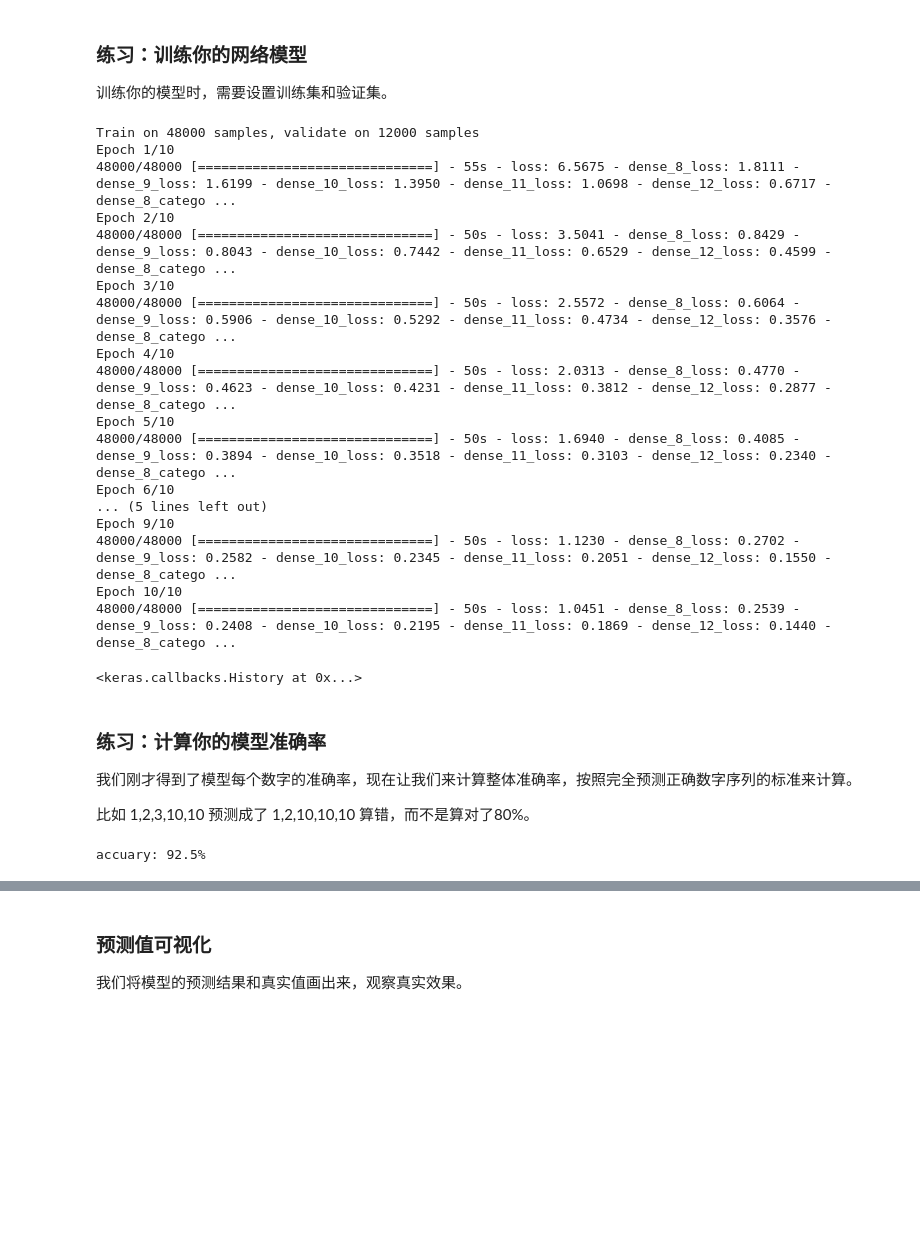
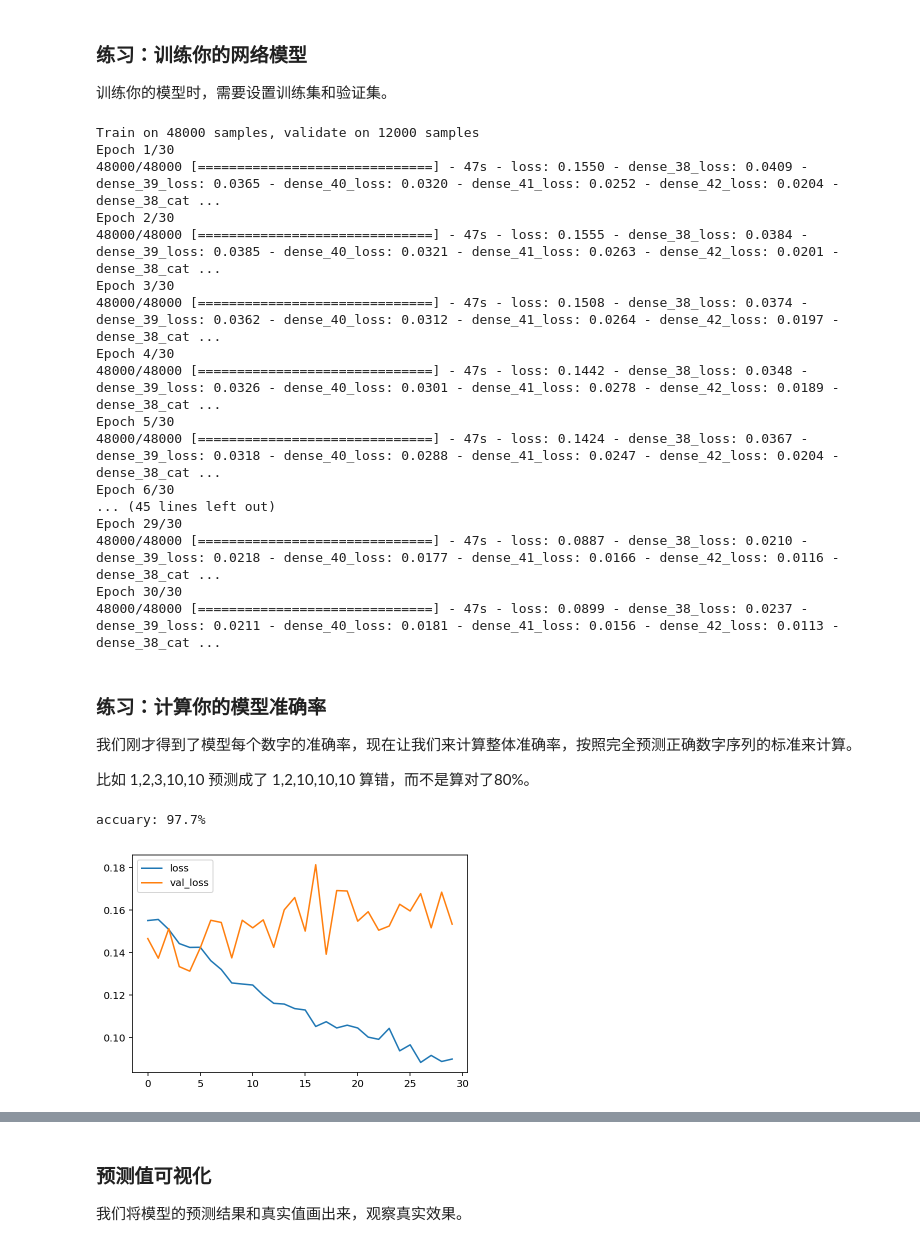
Before and after one commit to nd009/digit_recognition, a Jupyter notebook: digit_recognition.ipynb, the cells around one changed output, grey strips where cells are left out. Saved outputs shown, nothing was run; the diff lists cells and outputs as text; code cells hidden in the pictures; blank space fills up the shorter version.

```diff
--- a/digit_recognition.ipynb
+++ b/digit_recognition.ipynb
@@ -117,24 +117,24 @@ from keras.optimizers import Adam
 # TODO: 构建你的模型
 inputs = Input(shape=(height, width*n_len, 1))
 
-x = Conv2D(32, 3, strides=1, padding='same', activation='relu', kernel_initializer='he_normal')(inputs)
-x = Conv2D(32, 3, strides=1, padding='same', activation='relu', kernel_initializer='he_normal')(x)
-x = MaxPooling2D(2, 2, 'same')(x)
+x = Conv2D(32, 3, padding='same', activation='relu')(inputs)
+x = Conv2D(32, 3, padding='same', activation='relu')(x)
+x = MaxPooling2D(strides=2, padding='same')(x)
 x = Dropout(0.25)(x)
 
-x = Conv2D(64, 3, strides=1, padding='same', activation='relu', kernel_initializer='he_normal')(x)
-x = Conv2D(64, 3, strides=1, padding='same', activation='relu', kernel_initializer='he_normal')(x)
-x = MaxPooling2D(2, 2, 'same')(x)
+x = Conv2D(64, 3, padding='same', activation='relu')(x)
+x = Conv2D(64, 3, padding='same', activation='relu')(x)
+x = MaxPooling2D(strides=2, padding='same')(x)
 x = Dropout(0.25)(x)
 
 x = Flatten()(x)
-x = Dense(256, activation='relu', kernel_initializer='he_normal')(x)
+x = Dense(256, activation='relu')(x)
 x = Dropout(0.5)(x)
 
-outputs = [Dense(n_class, activation='softmax', kernel_initializer='he_normal')(x) for i in range(n_len)]
+outputs = [Dense(n_class, activation='softmax')(x) for i in range(n_len)]
 
 model = Model(inputs=inputs, outputs=outputs)
-model.compile(Adam, 'categorical_crossentropy', ['categorical_accuracy'])
+model.compile(Adam(), 'categorical_crossentropy', ['categorical_accuracy'])
 # %% [markdown]
 ### 问题 2
 _你为解决这个问题采取了什么技术？请详细介绍你使用的技术。_
@@ -180,26 +180,25 @@ _你最终的模型架构是什么样的？（什么类型的模型，层数，
 训练你的模型时，需要设置训练集和验证集。
 # %%
 # TODO: 训练你的模型
-model.fit(X_train, y_train, batch_size=128, epochs=10, verbose=1, validation_data=(X_valid, y_valid))
+train = model.fit(X_train, y_train, batch_size=256, epochs=30, validation_data=(X_valid, y_valid))
 # %% [output]
 Train on 48000 samples, validate on 12000 samples
-Epoch 1/10
-48000/48000 [==============================] - 55s - loss: 6.5675 - dense_8_loss: 1.8111 - dense_9_loss: 1.6199 - dense_10_loss: 1.3950 - dense_11_loss: 1.0698 - dense_12_loss: 0.6717 - dense_8_catego ...
-Epoch 2/10
-48000/48000 [==============================] - 50s - loss: 3.5041 - dense_8_loss: 0.8429 - dense_9_loss: 0.8043 - dense_10_loss: 0.7442 - dense_11_loss: 0.6529 - dense_12_loss: 0.4599 - dense_8_catego ...
-Epoch 3/10
-48000/48000 [==============================] - 50s - loss: 2.5572 - dense_8_loss: 0.6064 - dense_9_loss: 0.5906 - dense_10_loss: 0.5292 - dense_11_loss: 0.4734 - dense_12_loss: 0.3576 - dense_8_catego ...
-Epoch 4/10
-48000/48000 [==============================] - 50s - loss: 2.0313 - dense_8_loss: 0.4770 - dense_9_loss: 0.4623 - dense_10_loss: 0.4231 - dense_11_loss: 0.3812 - dense_12_loss: 0.2877 - dense_8_catego ...
-Epoch 5/10
-48000/48000 [==============================] - 50s - loss: 1.6940 - dense_8_loss: 0.4085 - dense_9_loss: 0.3894 - dense_10_loss: 0.3518 - dense_11_loss: 0.3103 - dense_12_loss: 0.2340 - dense_8_catego ...
-Epoch 6/10
-... (5 lines left out)
-Epoch 9/10
-48000/48000 [==============================] - 50s - loss: 1.1230 - dense_8_loss: 0.2702 - dense_9_loss: 0.2582 - dense_10_loss: 0.2345 - dense_11_loss: 0.2051 - dense_12_loss: 0.1550 - dense_8_catego ...
-Epoch 10/10
-48000/48000 [==============================] - 50s - loss: 1.0451 - dense_8_loss: 0.2539 - dense_9_loss: 0.2408 - dense_10_loss: 0.2195 - dense_11_loss: 0.1869 - dense_12_loss: 0.1440 - dense_8_catego ...
+Epoch 1/30
+48000/48000 [==============================] - 47s - loss: 0.1550 - dense_38_loss: 0.0409 - dense_39_loss: 0.0365 - dense_40_loss: 0.0320 - dense_41_loss: 0.0252 - dense_42_loss: 0.0204 - dense_38_cat ...
+Epoch 2/30
+48000/48000 [==============================] - 47s - loss: 0.1555 - dense_38_loss: 0.0384 - dense_39_loss: 0.0385 - dense_40_loss: 0.0321 - dense_41_loss: 0.0263 - dense_42_loss: 0.0201 - dense_38_cat ...
+Epoch 3/30
+48000/48000 [==============================] - 47s - loss: 0.1508 - dense_38_loss: 0.0374 - dense_39_loss: 0.0362 - dense_40_loss: 0.0312 - dense_41_loss: 0.0264 - dense_42_loss: 0.0197 - dense_38_cat ...
+Epoch 4/30
+48000/48000 [==============================] - 47s - loss: 0.1442 - dense_38_loss: 0.0348 - dense_39_loss: 0.0326 - dense_40_loss: 0.0301 - dense_41_loss: 0.0278 - dense_42_loss: 0.0189 - dense_38_cat ...
+Epoch 5/30
+48000/48000 [==============================] - 47s - loss: 0.1424 - dense_38_loss: 0.0367 - dense_39_loss: 0.0318 - dense_40_loss: 0.0288 - dense_41_loss: 0.0247 - dense_42_loss: 0.0204 - dense_38_cat ...
+Epoch 6/30
+... (45 lines left out)
+Epoch 29/30
+48000/48000 [==============================] - 47s - loss: 0.0887 - dense_38_loss: 0.0210 - dense_39_loss: 0.0218 - dense_40_loss: 0.0177 - dense_41_loss: 0.0166 - dense_42_loss: 0.0116 - dense_38_cat ...
+Epoch 30/30
+48000/48000 [==============================] - 47s - loss: 0.0899 - dense_38_loss: 0.0237 - dense_39_loss: 0.0211 - dense_40_loss: 0.0181 - dense_41_loss: 0.0156 - dense_42_loss: 0.0113 - dense_38_cat ...
-<keras.callbacks.History at 0x...>
 # %% [markdown]
 ### 练习：计算你的模型准确率
 
@@ -215,7 +214,16 @@ def evaluate(model, X, y):
 
 print 'accuary: {:.1%}'.format(evaluate(model, X_test, y_test))
 # %% [output]
-accuary: 92.5%
+accuary: 97.7%
+# %%
+loss = train.history['loss']
+val_loss = train.history['val_loss']
+plt.plot(loss)
+plt.plot(val_loss)
+plt.legend(['loss', 'val_loss'])
+plt.show()
+# %% [output]
+[figure, added]
 # %% [markdown]
 ### 问题 4
 
```
Also changed, not shown: parts of 5 cells of this notebook, 1 other file.
